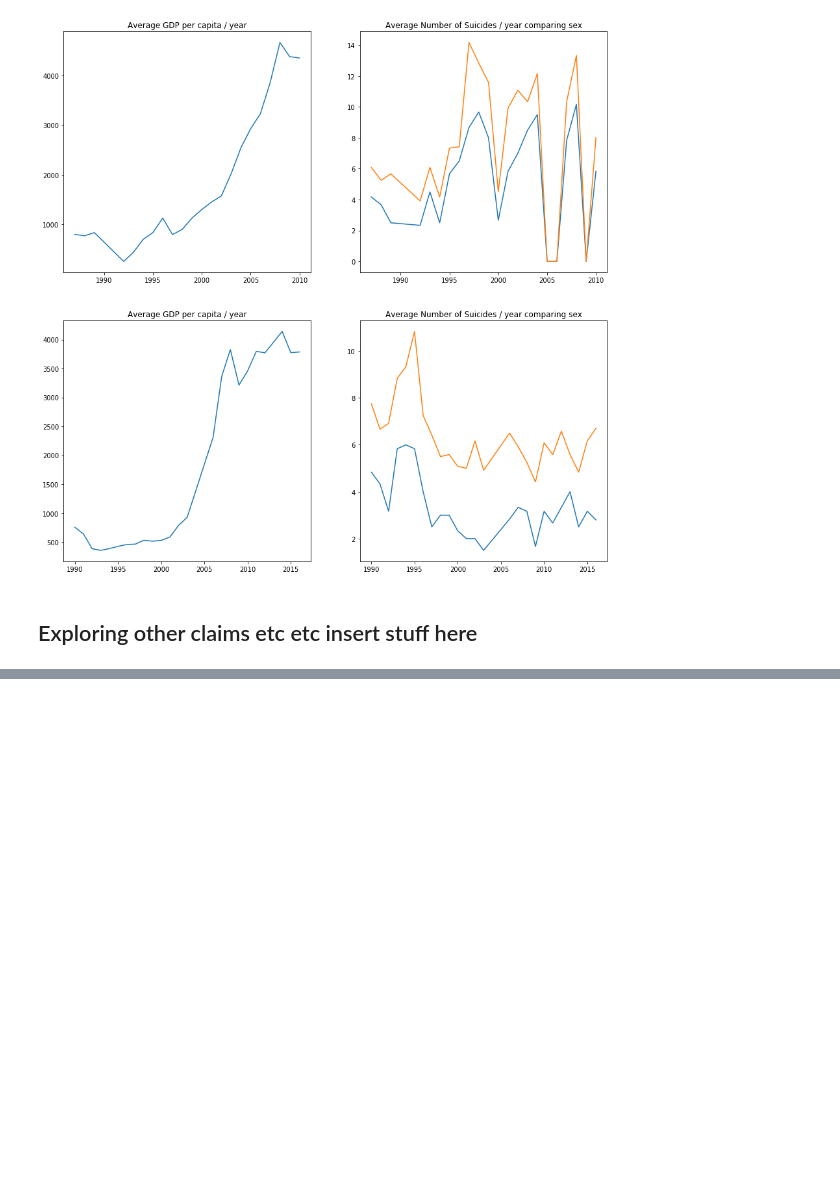
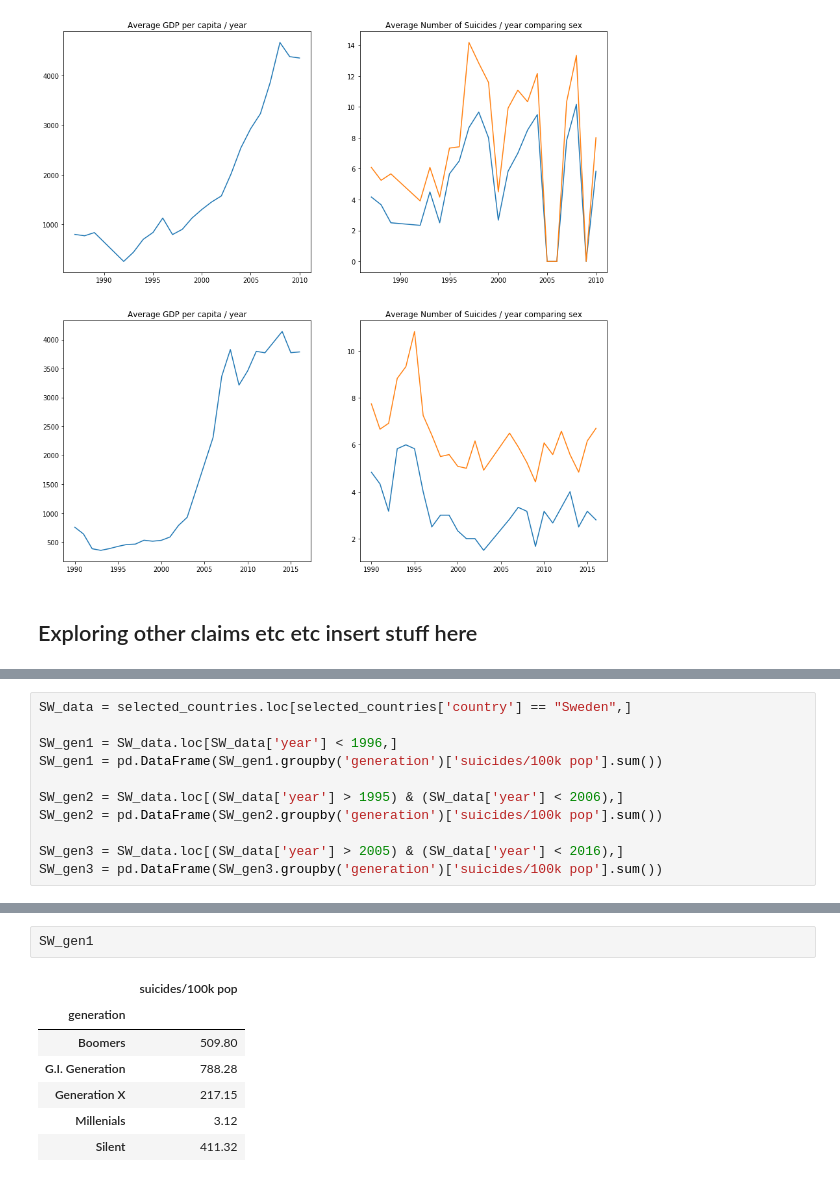
Before and after one commit to edalrami/anlt232_hw1, a Jupyter notebook: hw1.ipynb, the cells around one changed output, grey strips where cells are left out. Cells and saved outputs as stored; diff of their text form; blank space fills up the shorter version.

```diff
--- a/hw1.ipynb
+++ b/hw1.ipynb
@@ -257,0 +252,11 @@ plt.plot(data[(data['country'].str.contains('Armenia'))
+# %%
+SW_data = selected_countries.loc[selected_countries['country'] == "Sweden",]
+
+SW_gen1 = SW_data.loc[SW_data['year'] < 1996,]
+SW_gen1 = pd.DataFrame(SW_gen1.groupby('generation')['suicides/100k pop'].sum())
+
+SW_gen2 = SW_data.loc[(SW_data['year'] > 1995) & (SW_data['year'] < 2006),]
+SW_gen2 = pd.DataFrame(SW_gen2.groupby('generation')['suicides/100k pop'].sum())
+
+SW_gen3 = SW_data.loc[(SW_data['year'] > 2005) & (SW_data['year'] < 2016),]
+SW_gen3 = pd.DataFrame(SW_gen3.groupby('generation')['suicides/100k pop'].sum())
@@ -257,0 +295,10 @@ plt.plot(data[(data['country'].str.contains('Armenia'))
+# %%
+SW_gen1
+# %% [output]
+|  | suicides/100k pop |
+| generation |  |
+| Boomers | 509.80 |
+| G.I. Generation | 788.28 |
+| Generation X | 217.15 |
+| Millenials | 3.12 |
+| Silent | 411.32 |
```
Also changed, not shown: parts of 13 cells of this notebook, 1 other file.
